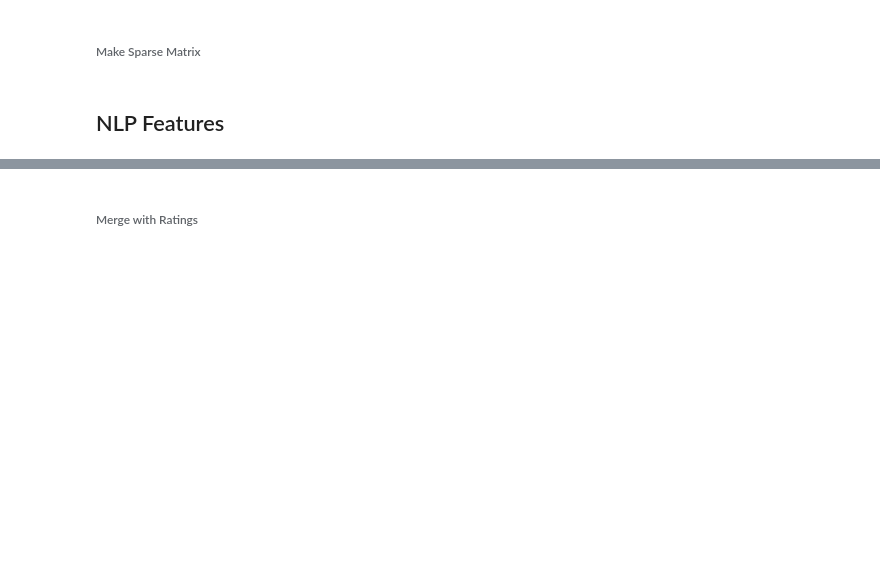
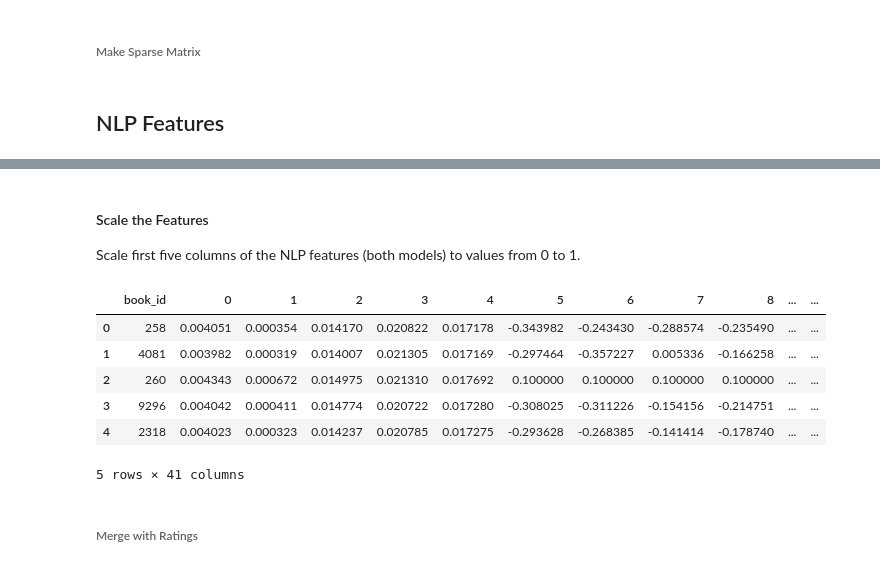
Before and after one commit to sdoctor7/book-recommendations, a Jupyter notebook: part2/make_FM_features.ipynb, the cells around one changed output, grey strips where cells are left out. Saved outputs shown, nothing was run; the diff lists cells and outputs as text; code cells hidden in the pictures; blank space fills up the shorter version.

Commit message:
Model with NLP features and code to generate it
10 features, min_max scaled

```diff
--- a/part2/make_FM_features.ipynb
+++ b/part2/make_FM_features.ipynb
@@ -262,0 +284,17 @@ books_summaries = pd.read_pickle('books_with_summaries.p')
+# %% [markdown]
+#### Scale the Features
+Scale first five columns of the NLP features (both models) to values from 0 to 1.
+# %%
+from sklearn.preprocessing import MinMaxScaler
+scaler = MinMaxScaler()
+books_summaries[[0, 1, 2, 3, 4, 20, 21, 22, 23, 24]] = scaler.fit_transform(books_summaries[[0, 1, 2, 3, 4, 20, 21, 22, 23, 24]])
+# %%
+books_summaries.head()
+# %% [output]
+|  | book_id | 0 | 1 | 2 | 3 | 4 | 5 | 6 | 7 | 8 | ... | ... |
+| 0 | 258 | 0.004051 | 0.000354 | 0.014170 | 0.020822 | 0.017178 | -0.343982 | -0.243430 | -0.288574 | -0.235490 | ... | ... |
+| 1 | 4081 | 0.003982 | 0.000319 | 0.014007 | 0.021305 | 0.017169 | -0.297464 | -0.357227 | 0.005336 | -0.166258 | ... | ... |
+| 2 | 260 | 0.004343 | 0.000672 | 0.014975 | 0.021310 | 0.017692 | 0.100000 | 0.100000 | 0.100000 | 0.100000 | ... | ... |
+| 3 | 9296 | 0.004042 | 0.000411 | 0.014774 | 0.020722 | 0.017280 | -0.308025 | -0.311226 | -0.154156 | -0.214751 | ... | ... |
+| 4 | 2318 | 0.004023 | 0.000323 | 0.014237 | 0.020785 | 0.017275 | -0.293628 | -0.268385 | -0.141414 | -0.178740 | ... | ... |
+5 rows × 41 columns
```
Also changed, not shown: parts of 16 cells of this notebook, 1 other file.
